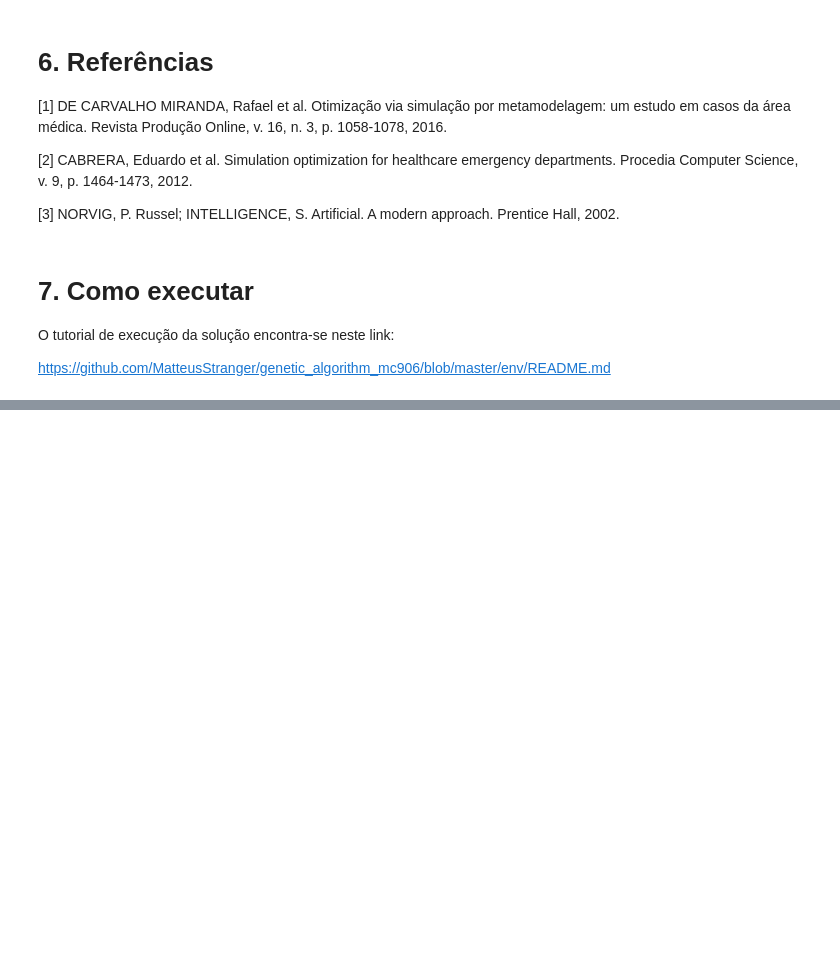
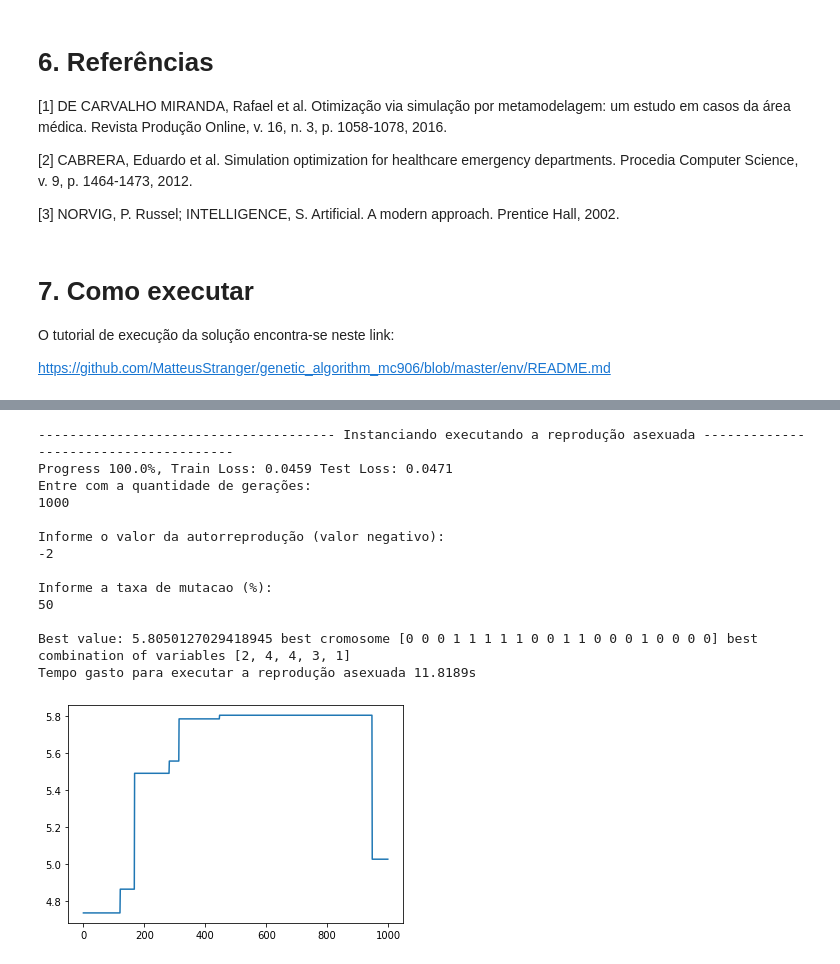
Before and after one commit to MatteusStranger/genetic_algorithm_mc906, a Jupyter notebook: Final_Report.ipynb, the cells around one changed output, grey strips where cells are left out. Saved outputs shown, nothing was run; the diff lists cells and outputs as text; code cells hidden in the pictures; blank space fills up the shorter version.

```diff
--- a/Final_Report.ipynb
+++ b/Final_Report.ipynb
@@ -776,0 +808,4 @@ https://github.com/MatteusStranger/genetic_algorithm_mc906/blob/master/env/READM
+# %%
+mm = hospitalModel.metamodel() # Inicializa modelo
+mm.cuda_status() # verifica status gpu
+mm.fit() # treina modelo
@@ -776,0 +841,24 @@ https://github.com/MatteusStranger/genetic_algorithm_mc906/blob/master/env/READM
+# %%
+########################### Reprodução assexuada #####################################
+print(
+    '-------------------------------------- Instanciando executando a reprodução asexuada --------------------------------------')
+ag1 = ag_asex.ag_asex()
+ag1.setModel(mm)
+t = Timer(lambda: ag1.agOptim(ag1.fm, with_plot=True))
+tempo = t.timeit(number=1)
+print(f"Tempo gasto para executar a reprodução asexuada {tempo:0.4f}s")
+# %% [output]
+-------------------------------------- Instanciando executando a reprodução asexuada --------------------------------------
+Progress 100.0%, Train Loss: 0.0459 Test Loss: 0.0471
+Entre com a quantidade de gerações:
+1000
+
+Informe o valor da autorreprodução (valor negativo):
+-2
+
+Informe a taxa de mutacao (%):
+50
+
+Best value: 5.8050127029418945 best cromosome [0 0 0 1 1 1 1 1 0 0 1 1 0 0 0 1 0 0 0 0] best combination of variables [2, 4, 4, 3, 1]
+Tempo gasto para executar a reprodução asexuada 11.8189s
+[figure, added]
```
Also changed, not shown: parts of 5 cells of this notebook.
